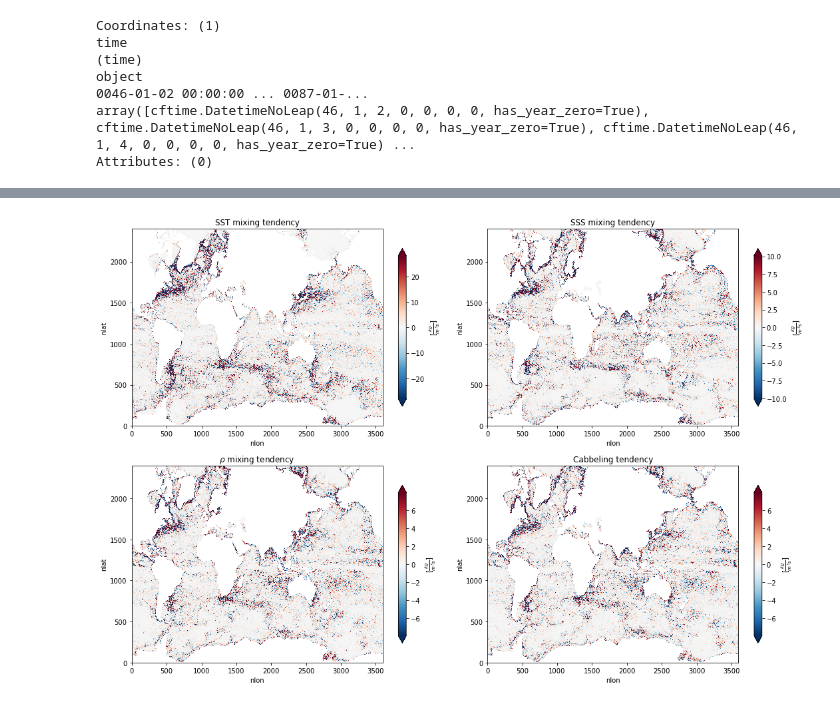
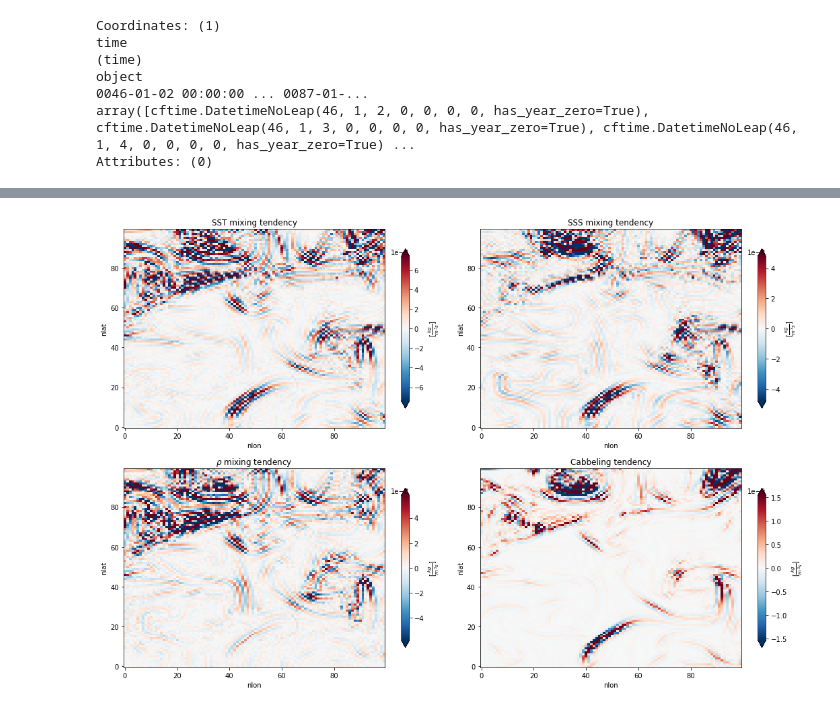
Before and after one commit to shanicetbailey/SST-gradients, a Jupyter notebook: CESM/tendency-sst-sss.ipynb, the cells around one changed output, grey strips where cells are left out. Cells and saved outputs as stored; diff of their text form; code cells hidden in the pictures.

```diff
--- a/CESM/tendency-sst-sss.ipynb
+++ b/CESM/tendency-sst-sss.ipynb
@@ -173,7 +181,7 @@ array([cftime.DatetimeNoLeap(46, 1, 2, 0, 0, 0, 0, has_year_zero=True), cftime.D
 Attributes: (0)
 # %%
 SSS_bih = xr.DataArray(
-    dsa.map_blocks(biharmonic_tendency, ds.SSS.data, *futures,
+    dsa.map_blocks(biharmonic_tendency, ds.SSS.data, ahf, cn, cs, ce, cw,
                    dtype=ds.SSS.data.dtype),
     dims=ds.SSS.dims,
     coords=ds.SSS.reset_coords(drop=True).coords
@@ -245,5 +283,5 @@ SST_bih
 # %%
-dens_tend = alpha * SST_bih[0] + beta * SSS_bih[0]
+dens_tend = drhodt * SST_bih[0] + drhods * SSS_bih[0]
 dens_tend
 # %% [output]
 <xarray.DataArray (nlat: 2400, nlon: 3600)> dask.array<add, shape=(2400, 3600), dtype=float64, chunksize=(2400, 3600), chunktype=numpy.ndarray> Coordinates: time object 0046-01-02 00:00:00 Dimensions  ...
@@ -299,7 +339,7 @@ object
 array([cftime.DatetimeNoLeap(46, 1, 2, 0, 0, 0, 0, has_year_zero=True), cftime.DatetimeNoLeap(46, 1, 3, 0, 0, 0, 0, has_year_zero=True), cftime.DatetimeNoLeap(46, 1, 4, 0, 0, 0, 0, has_year_zero=True) ...
 Attributes: (0)
 # %%
-rho_bih = xr.DataArray(dsa.map_blocks(biharmonic_tendency, rho.data, *futures,
+rho_bih = xr.DataArray(dsa.map_blocks(biharmonic_tendency, rho.data, ahf, cn, cs, ce, cw,
                                       dtype=rho.data.dtype),
                        dims=rho.dims,
                        coords=rho.reset_coords(drop=True).coords)
@@ -351,20 +391,23 @@ cabbeling.isel(time=0).plot(robust=True);
+# %%
+selection = dict(time=0, nlat=slice(1500,1600), nlon=slice(500,600))
+kwargs = {'shrink': 0.8, 'label':r'[$\frac{kg}{m^3 s}$]'}
 # %%
 #plot all four terms
 fig, ax = plt.subplots(2,2, figsize=(15,10))
 
-(SST_bih/1e-8).isel(time=0).plot(robust=True, ax=ax[0,0],
-                                 cbar_kwargs={'shrink': 0.8, 'label':r'[$\frac{kg}{m^3 s}$]'})
+(SST_bih*drhodt).isel(**selection).plot(robust=True, ax=ax[0,0],
+                                 cbar_kwargs=kwargs)
 ax[0,0].set_title('SST mixing tendency')
-(SSS_bih/1e-8).isel(time=0).plot(robust=True, ax=ax[0,1],
-                                 cbar_kwargs={'shrink': 0.8, 'label':r'[$\frac{kg}{m^3 s}$]'})
+(SSS_bih*drhods).isel(**selection).plot(robust=True, ax=ax[0,1],
+                                 cbar_kwargs=kwargs)
 ax[0,1].set_title('SSS mixing tendency')
-(rho_bih/1e-8).isel(time=0).plot(robust=True, ax=ax[1,0],
-                                 cbar_kwargs={'shrink': 0.8, 'label':r'[$\frac{kg}{m^3 s}$]'})
+(rho_bih).isel(**selection).plot(robust=True, ax=ax[1,0],
+                                 cbar_kwargs=kwargs)
 ax[1,0].set_title(r'$\rho$ mixing tendency')
-(cabbeling/1e-8).isel(time=0).plot(robust=True, ax=ax[1,1],
-                                   cbar_kwargs={'shrink': 0.8, 'label':r'[$\frac{kg}{m^3 s}$]'})
+(cabbeling).isel(**selection).plot(robust=True, ax=ax[1,1],
+                                   cbar_kwargs=kwargs)
 ax[1,1].set_title('Cabbeling tendency')
 
 plt.tight_layout();
 # %% [output]
-[figure, old version]
+[figure, new version]
```
Also changed, not shown: parts of 29 cells of this notebook, 1 other file.
